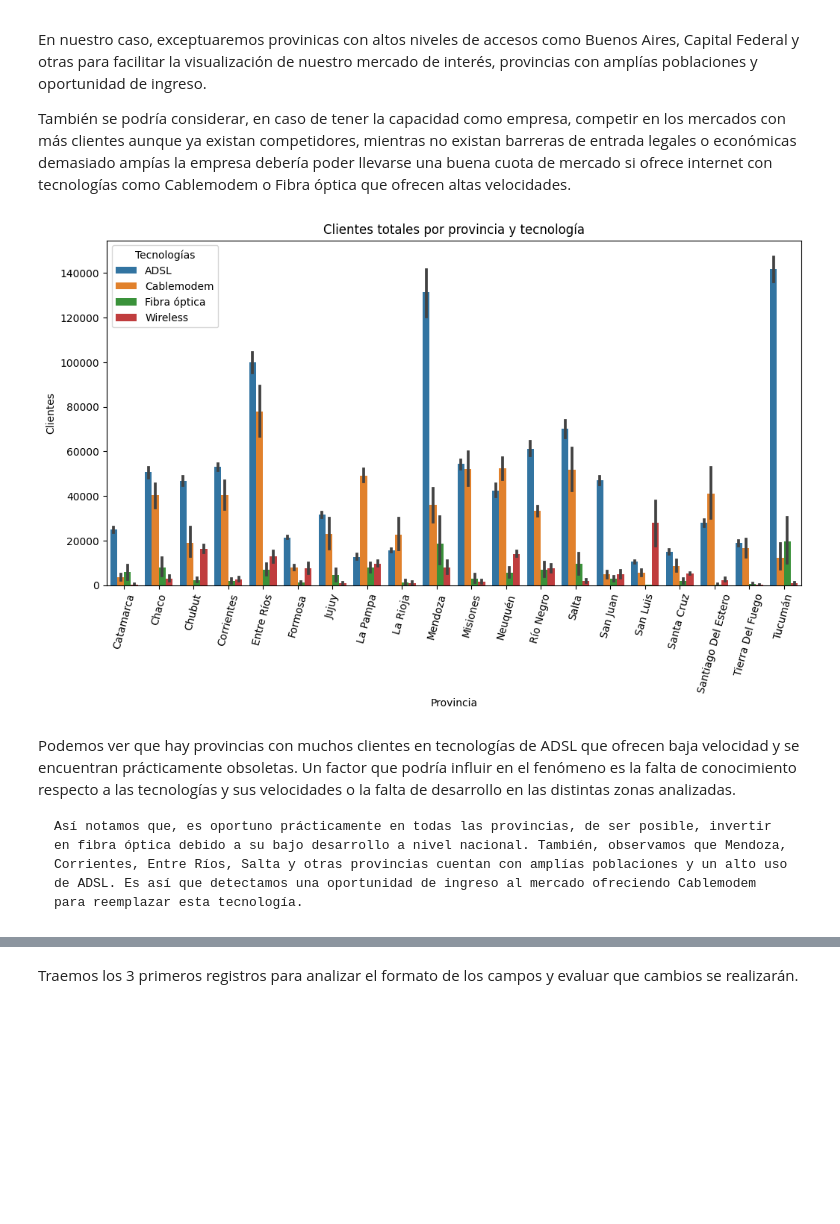
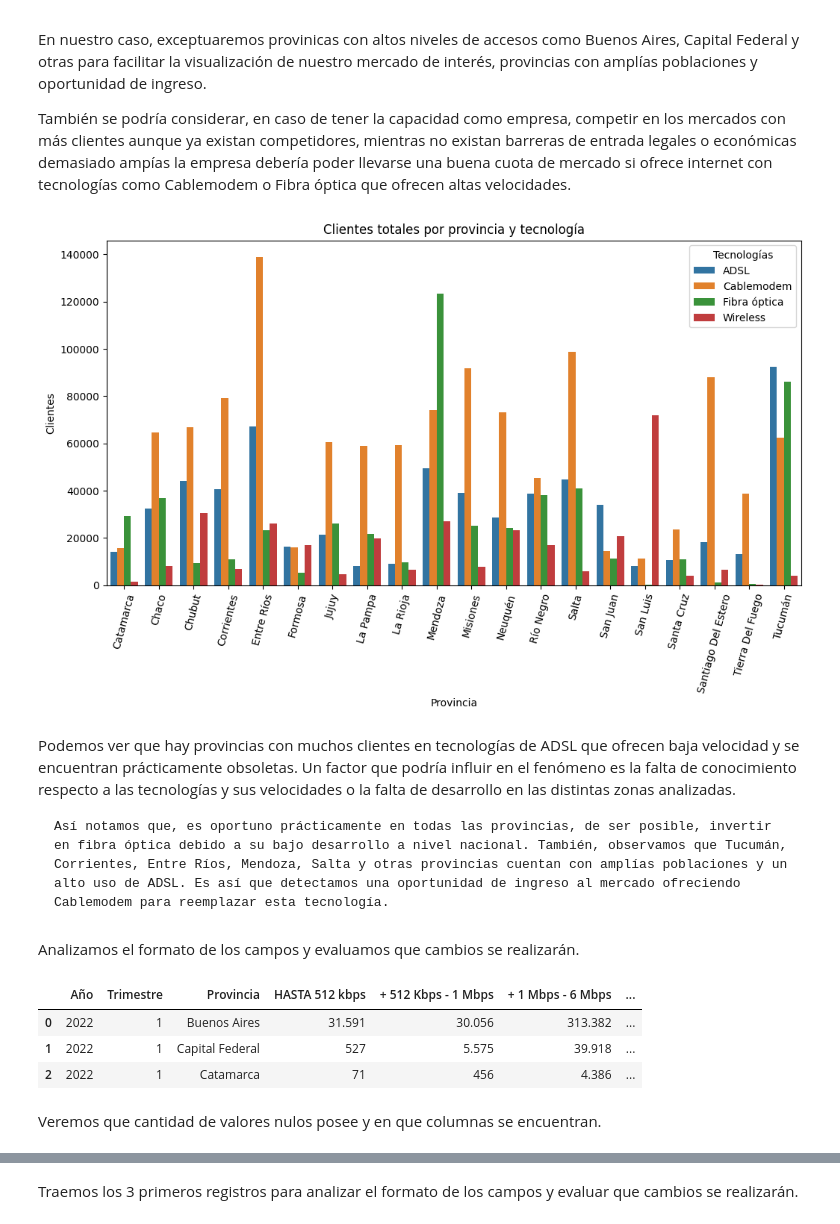
Before and after one commit to germo24/PI_Visualizaciones, a Jupyter notebook: EDA.ipynb, the cells around one changed output, grey strips where cells are left out. Drawn from its saved outputs; the diff is of its cells as text; code cells hidden in the pictures; blank space fills up the shorter version.

```diff
--- a/EDA.ipynb
+++ b/EDA.ipynb
@@ -281,25 +255,38 @@ Crearemos un gráfico con parcelas de barras para ver la cantidad de accesos que
 # %%
 data = accesso_tecnologia_prov[~accesso_tecnologia_prov['Provincia'].isin(['Buenos Aires', 'Capital Federal',
                                                                            'Córdoba', 'Santa Fe'])]
+
+data = data[data['Año'] == 2022]
 
 data = data.drop(columns=['Total', 'Año', 'Trimestre', 'Otros'])
 
 data = pd.melt(data, id_vars='Provincia', var_name='Tecnologías', value_name='Totales')
 
 #Gráfico de barras con parcelas de Seaborn
 plt.figure(figsize=(12, 6))
 sns.barplot(x='Provincia', y='Totales', hue= 'Tecnologías', data=data)
 plt.xlabel('Provincia')
 plt.ylabel('Clientes')
 plt.title('Clientes totales por provincia y tecnología')
 plt.xticks(rotation=75)
 plt.legend(title='Tecnologías')
 
 plt.show()
 # %% [output]
-[figure, old version]
+[figure, new version]
 # %% [markdown]
 
 Podemos ver que hay provincias con muchos clientes en tecnologías de ADSL que ofrecen baja velocidad y se encuentran prácticamente obsoletas. Un factor que podría influir en el fenómeno es la falta de conocimiento respecto a las tecnologías y sus velocidades o la falta de desarrollo en las distintas zonas analizadas.
 
-    Así notamos que, es oportuno prácticamente en todas las provincias, de ser posible, invertir en fibra óptica debido a su bajo desarrollo a nivel nacional. También, observamos que Mendoza, Corrientes, Entre Ríos, Salta y otras provincias cuentan con amplías poblaciones y un alto uso de ADSL. Es así que detectamos una oportunidad de ingreso al mercado ofreciendo Cablemodem para reemplazar esta tecnología.
+    Así notamos que, es oportuno prácticamente en todas las provincias, de ser posible, invertir en fibra óptica debido a su bajo desarrollo a nivel nacional. También, observamos que Tucumán, Corrientes, Entre Ríos, Mendoza, Salta y otras provincias cuentan con amplías poblaciones y un alto uso de ADSL. Es así que detectamos una oportunidad de ingreso al mercado ofreciendo Cablemodem para reemplazar esta tecnología.
+# %% [markdown]
+Analizamos el formato de los campos y evaluamos que cambios se realizarán.
+# %%
+acceso_velocidad_prov.head(3)
+# %% [output]
+|  | Año | Trimestre | Provincia | HASTA 512 kbps | + 512 Kbps - 1 Mbps | + 1 Mbps - 6 Mbps | ... |
+| 0 | 2022 | 1 | Buenos Aires | 31.591 | 30.056 | 313.382 | ... |
+| 1 | 2022 | 1 | Capital Federal | 527 | 5.575 | 39.918 | ... |
+| 2 | 2022 | 1 | Catamarca | 71 | 456 | 4.386 | ... |
+# %% [markdown]
+Veremos que cantidad de valores nulos posee y en que columnas se encuentran.
```
Also changed, not shown: parts of 35 cells of this notebook.
